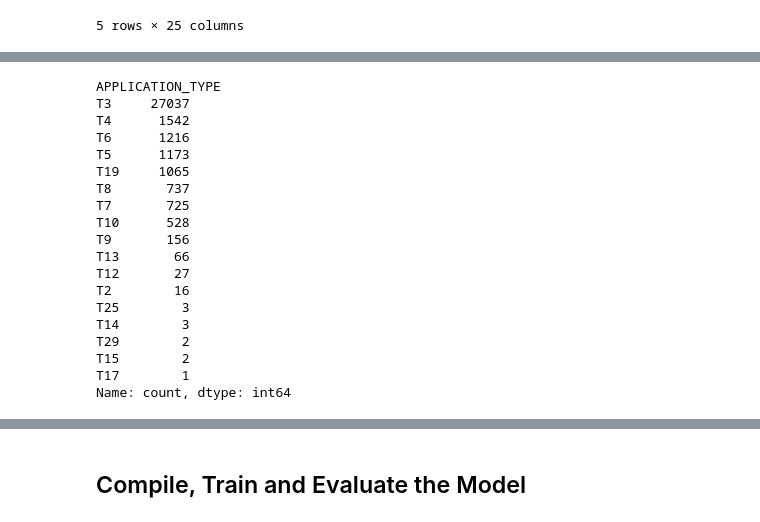
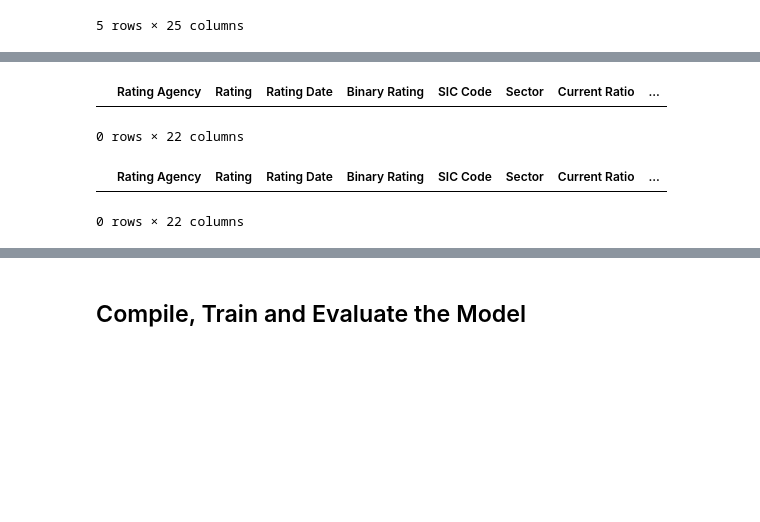
Before and after one commit to ericjjohnson2/corporate_credit_rating, a Jupyter notebook: app/model1.ipynb, the cells around one changed output, grey strips where cells are left out. Cells and saved outputs as stored; diff of their text form; code cells hidden in the pictures; blank space fills up the shorter version.

```diff
--- a/app/model1.ipynb
+++ b/app/model1.ipynb
@@ -54,26 +61,21 @@ IS_SUCCESSFUL                2
 dtype: int64
+# %%
+# Used code from https://stackoverflow.com/questions/14247586/how-to-select-rows-with-one-or-more-nulls-from-a-pandas-dataframe-without-listin
+# Look for nulls
+def nans(df): return df[df.isnull().any(axis=1)]
+nans(reduced_df)
+# %% [output]
+|  | Rating Agency | Rating | Rating Date | Binary Rating | SIC Code | Sector | Current Ratio | ... |
+0 rows × 22 columns
+# %%
+# Checking for NA's
+def nans2(df): return df[df.isna().any(axis=1)]
+nans2(reduced_df)
+# %% [output]
+|  | Rating Agency | Rating | Rating Date | Binary Rating | SIC Code | Sector | Current Ratio | ... |
+0 rows × 22 columns
 # %%
-# Look at APPLICATION_TYPE value counts for binning
-application_counts = reduced_df['APPLICATION_TYPE'].value_counts()
-application_counts
+# # Look at APPLICATION_TYPE value counts for binning
+# application_counts = reduced_df['APPLICATION_TYPE'].value_counts()
+# application_counts
-# %% [output]
-APPLICATION_TYPE
-T3     27037
-T4      1542
-T6      1216
-T5      1173
-T19     1065
-T8       737
-T7       725
-T10      528
-T9       156
-T13       66
-T12       27
-T2        16
-T25        3
-T14        3
-T29        2
-T15        2
-T17        1
-Name: count, dtype: int64
 # %%
```
Also changed, not shown: parts of 12 cells of this notebook, 21 other files.
